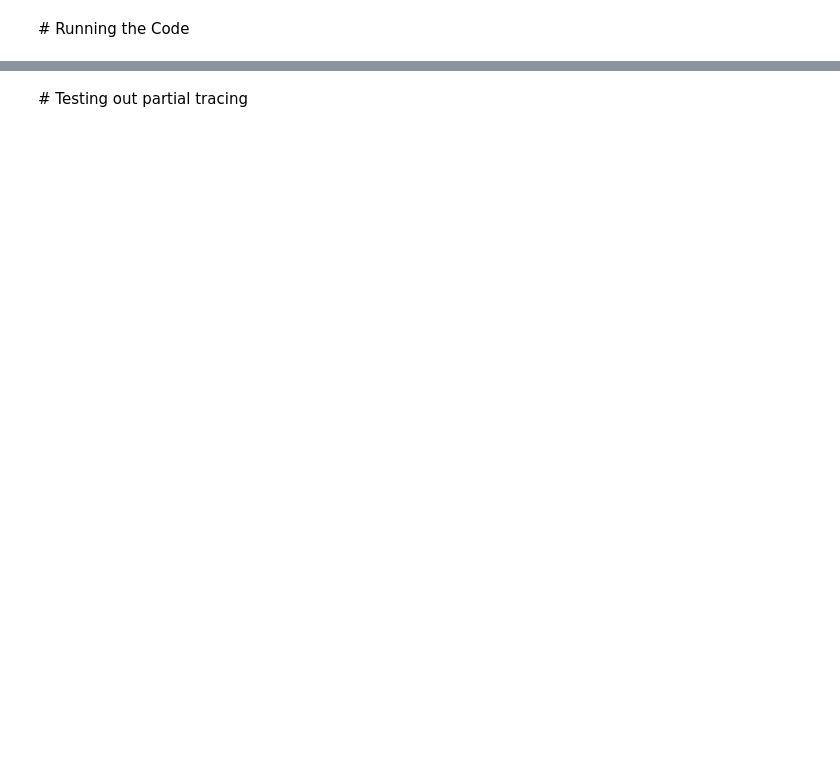
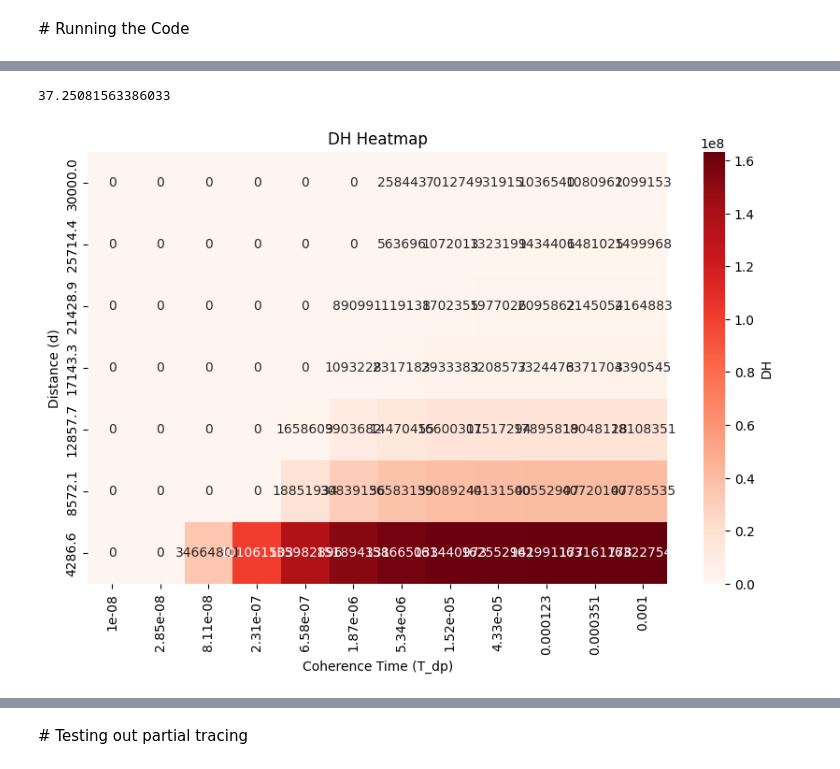
Before and after one commit to echughes529/quantum_network_simulation, a Jupyter notebook: entanglement_based_networks_with_minimal_error_model.ipynb, the cells around one changed output, grey strips where cells are left out. Drawn from its saved outputs; the diff is of its cells as text; code cells hidden in the pictures; blank space fills up the shorter version.

```diff
--- a/entanglement_based_networks_with_minimal_error_model.ipynb
+++ b/entanglement_based_networks_with_minimal_error_model.ipynb
@@ -486,0 +663,49 @@ avg_fidelity = np.mean(fidelities)
+# %%
+def DH(F, rate, d):
+    return (1 + F * np.log2(F) + (1-F) * np.log2( (1-F)/3 )) * rate / (2*d/c)
+
+DH(0.9, 0.1, 100000)
+# %% [output]
+37.25081563386033
+# %%
+
+# Function to compute DH
+def DH(F, rate, d, c=3e8):  # speed of light (c) is added as a default argument
+    return (1 + F * np.log2(F) + (1 - F) * np.log2((1 - F) / 3)) * rate / max((2 * d / c ), 1e-8)
+
+# Extract distances, coherence times from the dictionary
+distances = sorted(set(value['d'] for value in fidelities_dict.values()))
+coherence_times = sorted(set(value['T_dp'] for value in fidelities_dict.values()))
+
+# Create a matrix for DH values
+dh_matrix = np.zeros((len(distances), len(coherence_times)))
+
+for key, value in fidelities_dict.items():
+    d_index = distances.index(value['d'])
+    T_dp_index = coherence_times.index(value['T_dp'])
+    F = value['avg_fidelity']
+    rate = value['rate']
+    d = value['d']
+    dh_matrix[d_index, T_dp_index] = DH(F, rate, d)
+
+# Convert to DataFrame for easier plotting
+dh_df = pd.DataFrame(dh_matrix, index=distances, columns=coherence_times)
+
+# Convert x_labels to 3 decimal places and y_labels to 1 decimal place
+dh_df.columns = [f'{x:.3g}' for x in dh_df.columns]
+dh_df.index = [f'{y:.1f}' for y in dh_df.index]
+
+# Filter out rows where distance is 1
+#dh_df_filtered = dh_df[dh_df.index != '1.0']
+dh_df_filtered = dh_df_filtered.clip(lower=0)
+
+# Plot the DH Heatmap
+plt.figure(figsize=(10, 6))
+sns.heatmap(dh_df_filtered, annot=True, fmt=".0f", cmap="Reds", cbar_kws={'label': 'DH'}, yticklabels=True)
+plt.title("DH Heatmap")
+plt.xlabel("Coherence Time (T_dp)")
+plt.ylabel("Distance (d)")
+plt.gca().invert_yaxis()  # Invert the y-axis so that smallest distances are at the bottom
+plt.show()
+# %% [output]
+[figure, added]
```
Also changed, not shown: parts of 17 cells of this notebook.
